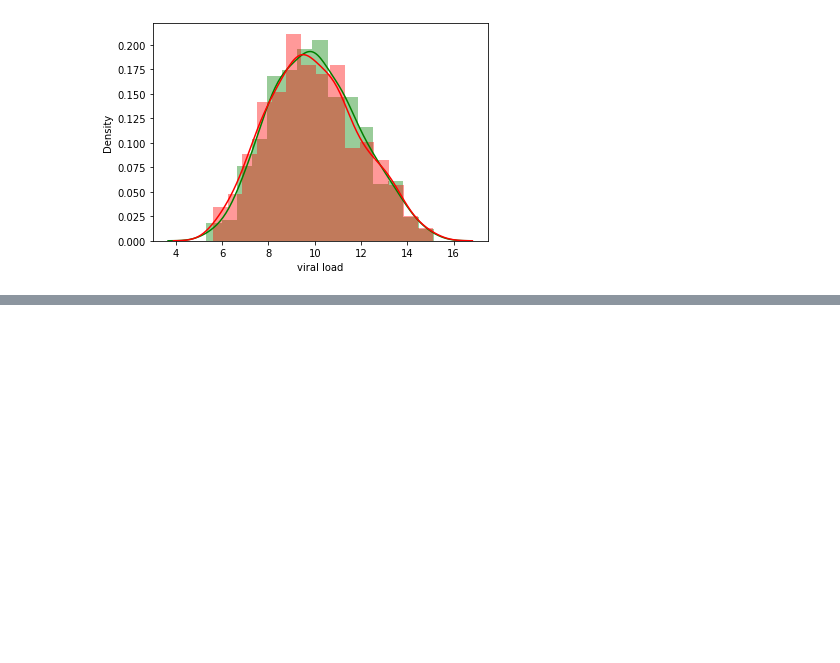
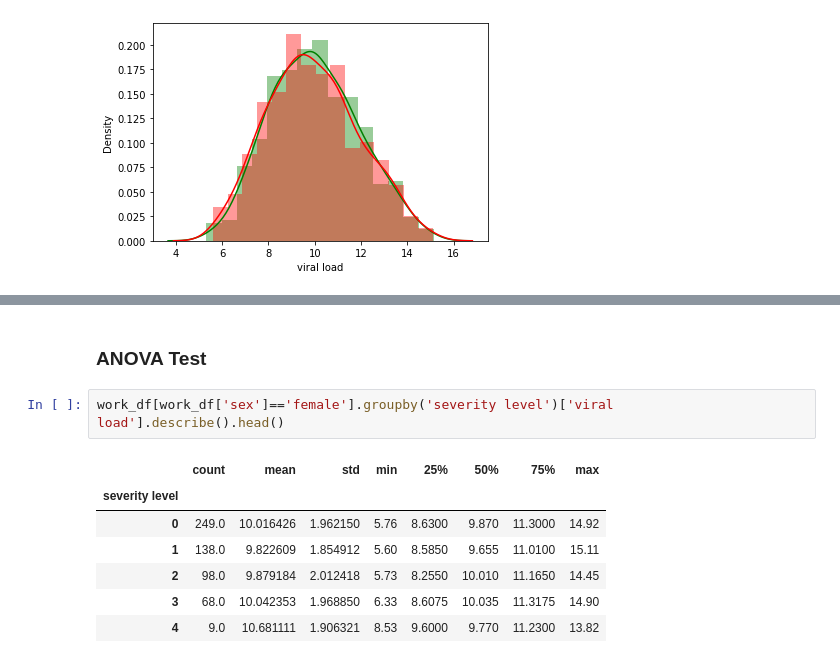
Before and after one commit to pkmariya/Scaler01, a Jupyter notebook: Apollo_CaseStudy_Mariya_DSML22.ipynb, the cells around one changed output, grey strips where cells are left out. Drawn from its saved outputs; the diff is of its cells as text; blank space fills up the shorter version.

```diff
--- a/Apollo_CaseStudy_Mariya_DSML22.ipynb
+++ b/Apollo_CaseStudy_Mariya_DSML22.ipynb
@@ -497,0 +518,12 @@ sns.distplot(female_sample, color='red')
+# %% [markdown]
+### ANOVA Test
+# %%
+work_df[work_df['sex']=='female'].groupby('severity level')['viral load'].describe().head()
+# %% [output]
+|  | count | mean | std | min | 25% | 50% | 75% | max |
+| severity level |  |  |  |  |  |  |  |  |
+| 0 | 249.0 | 10.016426 | 1.962150 | 5.76 | 8.6300 | 9.870 | 11.3000 | 14.92 |
+| 1 | 138.0 | 9.822609 | 1.854912 | 5.60 | 8.5850 | 9.655 | 11.0100 | 15.11 |
+| 2 | 98.0 | 9.879184 | 2.012418 | 5.73 | 8.2550 | 10.010 | 11.1650 | 14.45 |
+| 3 | 68.0 | 10.042353 | 1.968850 | 6.33 | 8.6075 | 10.035 | 11.3175 | 14.90 |
+| 4 | 9.0 | 10.681111 | 1.906321 | 8.53 | 9.6000 | 9.770 | 11.2300 | 13.82 |
```
Also changed, not shown: parts of 10 cells of this notebook.
